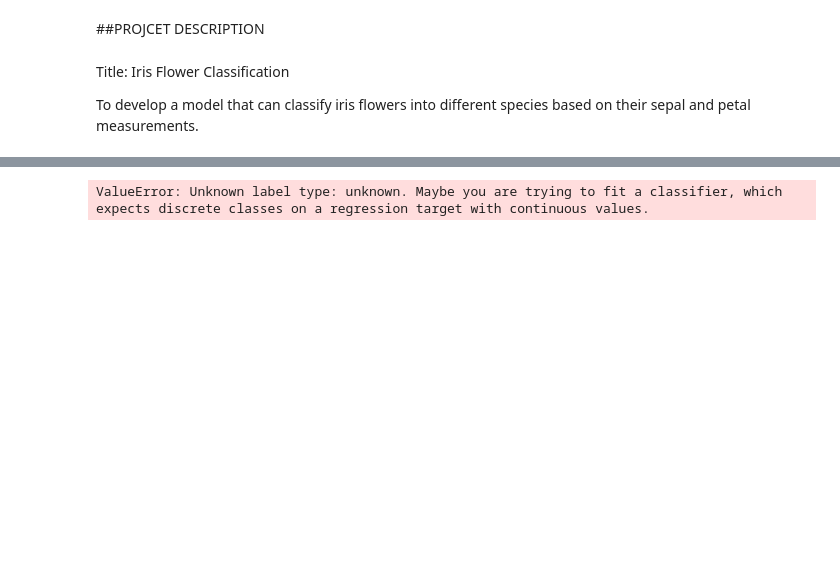
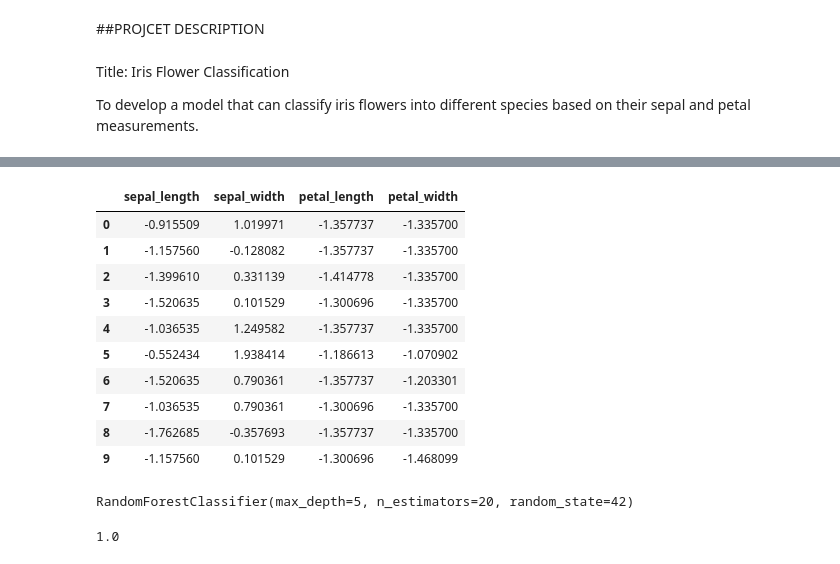
Before and after one commit to thesocialesther/CODSOFT, a Jupyter notebook: codsoft_task2.ipynb, the cells around one changed output, grey strips where cells are left out. Saved outputs shown, nothing was run; the diff lists cells and outputs as text; code cells hidden in the pictures; blank space fills up the shorter version.

```diff
--- a/codsoft_task2.ipynb
+++ b/codsoft_task2.ipynb
@@ -64,4 +86,18 @@ dtype: int64
 scaler = StandardScaler()
 numerical_features = ['sepal_length', 'sepal_width', 'petal_length', 'petal_width']
 data[numerical_features] = scaler.fit_transform(data[numerical_features])
+# %%
+data[numerical_features].head(10)
+# %% [output]
+|  | sepal_length | sepal_width | petal_length | petal_width |
+| 0 | -0.915509 | 1.019971 | -1.357737 | -1.335700 |
+| 1 | -1.157560 | -0.128082 | -1.357737 | -1.335700 |
+| 2 | -1.399610 | 0.331139 | -1.414778 | -1.335700 |
+| 3 | -1.520635 | 0.101529 | -1.300696 | -1.335700 |
+| 4 | -1.036535 | 1.249582 | -1.357737 | -1.335700 |
+| 5 | -0.552434 | 1.938414 | -1.186613 | -1.070902 |
+| 6 | -1.520635 | 0.790361 | -1.357737 | -1.203301 |
+| 7 | -1.036535 | 0.790361 | -1.300696 | -1.335700 |
+| 8 | -1.762685 | -0.357693 | -1.357737 | -1.335700 |
+| 9 | -1.157560 | 0.101529 | -1.300696 | -1.468099 |
 # %%
@@ -72,7 +108,7 @@ y = data['species']
 x_train, x_test, y_train, y_test = train_test_split (x, y, test_size= 0.2, shuffle= True)
 # %%
 #Train the model
-model = RandomForestClassifier(n_estimators= 147, max_depth= 9,random_state=20)
+model = RandomForestClassifier(n_estimators = 20, max_depth = 5, random_state = 42)
 model.fit(x_train, y_train)
 # %% [output]
-ValueError: Unknown label type: unknown. Maybe you are trying to fit a classifier, which expects discrete classes on a regression target with continuous values.
+RandomForestClassifier(max_depth=5, n_estimators=20, random_state=42)
@@ -78,0 +117,4 @@ ValueError: Unknown label type: unknown. Maybe you are trying to fit a classifie
+# %%
+accuracy_score(y_test, y_pred)
+# %% [output]
+1.0
```
Also changed, not shown: parts of 17 cells of this notebook.
